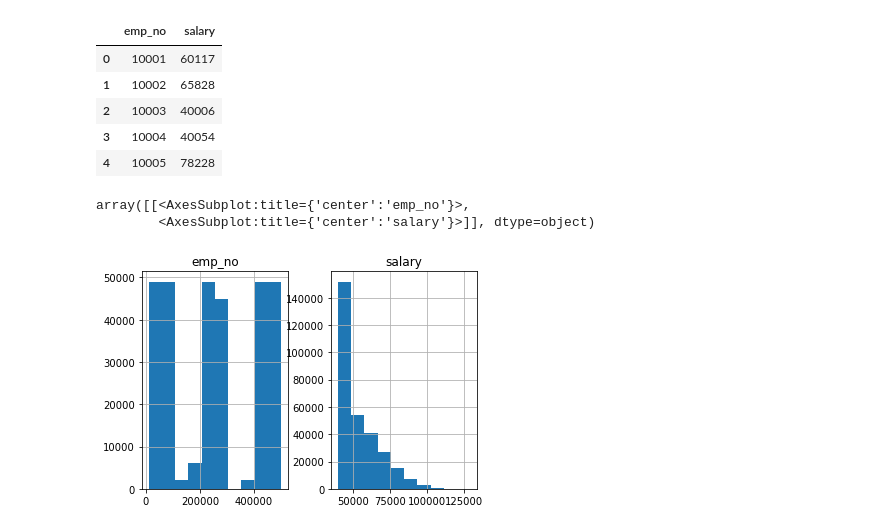
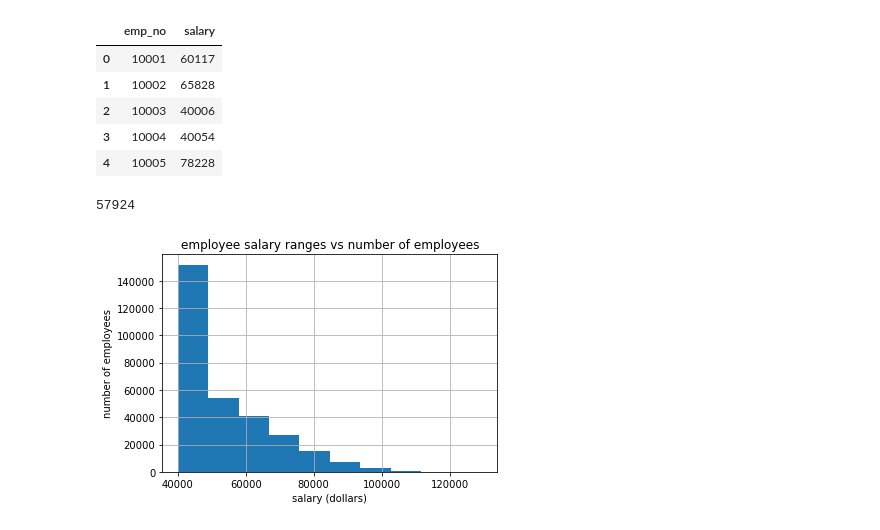
Before and after one commit to sarahDH615/sql_challenge, a Jupyter notebook: employeesql/graphs_maker.ipynb, the cells around one changed output. Saved outputs shown, nothing was run; the diff lists cells and outputs as text; code cells hidden in the pictures.

Commit message:
histogram and bar graph

```diff
--- a/employeesql/graphs_maker.ipynb
+++ b/employeesql/graphs_maker.ipynb
@@ -11,9 +8,10 @@ engine = create_engine(f'postgresql://postgres:{sql_code}@localhost:5433/sql-cha
 connection = engine.connect()
 #print(f'postgresql://dbuser:{sql_code}@localhost:5433/sql-challenge')
 # %%
-sql_df = pd.read_sql("select * from \"salaries\"", connection);
+#create a df from the table 'salaries' from sql db
+salaries_df = pd.read_sql("select * from \"salaries\"", connection);
 pd.set_option('display.expand_frame_repr', False);
-sql_df.head()
+salaries_df.head()
 # %% [output]
 |  | emp_no | salary |
 | 0 | 10001 | 60117 |
@@ -21,9 +19,15 @@ sql_df.head()
 | 2 | 10003 | 40006 |
 | 3 | 10004 | 40054 |
 | 4 | 10005 | 78228 |
-# %%
-sql_df.hist()
-# %% [output]
-array([[<AxesSubplot:title={'center':'emp_no'}>,
-        <AxesSubplot:title={'center':'salary'}>]], dtype=object)
-[figure, removed]
+# %%
+salaries_df['salary'][(salaries_df['salary'] <= 60000) & (salaries_df['salary'] >= 50000)].count()
+# %% [output]
+57924
+# %%
+salaries_df['salary'].hist()
+plt.title('employee salary ranges vs number of employees')
+plt.xlabel('salary (dollars)')
+plt.ylabel('number of employees')
+plt.show()
+# %% [output]
+[figure, added]
```
Also changed, not shown: parts of 4 cells of this notebook.
